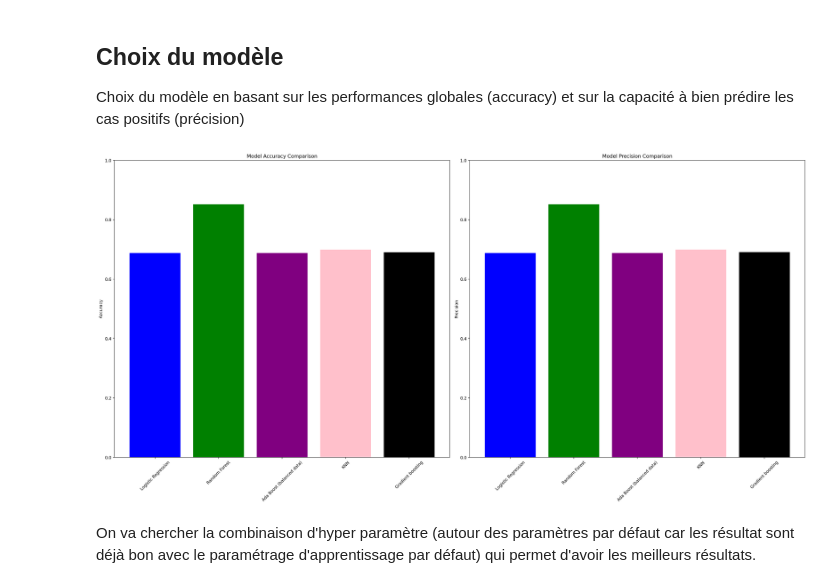
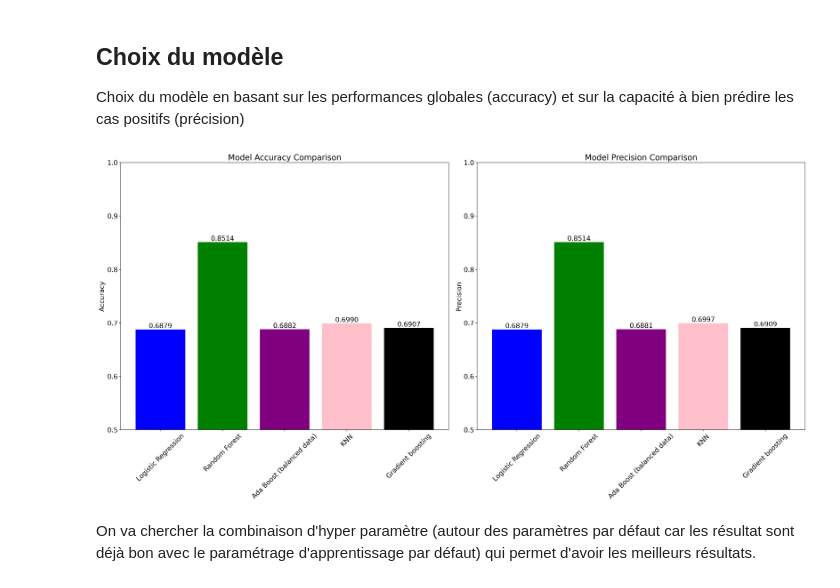
Before and after one commit to francisbonheur/alyra_project_machine_learning, a Jupyter notebook: ML_detection_valeur_classification.ipynb, the cells around one changed output. Drawn from its saved outputs; the diff is of its cells as text; code cells hidden in the pictures.

Commit message:
[ALYRA][ML] fixing graph label / choose precision as a metric

```diff
--- a/ML_detection_valeur_classification.ipynb
+++ b/ML_detection_valeur_classification.ipynb
@@ -663,6 +663,8 @@ from sklearn.ensemble import GradientBoostingClassifier
 from sklearn.model_selection import GridSearchCV, StratifiedKFold, RandomizedSearchCV
 from sklearn.neighbors import KNeighborsClassifier
 from sklearn.base import ClassifierMixin
+
+plt.rc('font', size=16)
 
 def get_metrics(parameters: list):
     accuracies = []
@@ -683,7 +685,8 @@ def get_metrics(parameters: list):
     return accuracies, labels, colors, precisions
 
 def display_histogram(y: list, labels: list, ylabel: str, colors):
-    plt.bar(labels, y, color=colors, label=labels)
+    bars = plt.bar(labels, y, color=colors, label=labels)
+    plt.bar_label(bars, fmt='%.4f')
     plt.ylim(0.5, 1)
     plt.ylabel(ylabel)
     plt.title('Model {} Comparison'.format(ylabel))
@@ -697,34 +700,34 @@ def display_metrics(parameters: list):
 
     plt.subplot(1, 2, 1)
     display_histogram(accuracies, labels, "Accuracy", colors)
 
     plt.subplot(1, 2, 2)
     display_histogram(precisions, labels, "Precision", colors)
 
     plt.tight_layout()
     plt.show()
 
 
 
 model_lr = LogisticRegression(max_iter=1000, random_state=42)
 model_rfc = RandomForestClassifier(random_state=42)
 model_abc = AdaBoostClassifier(random_state=42)
 model_abc_unbalanced = AdaBoostClassifier(random_state=42)
 model_knn = KNeighborsClassifier()
 model_gbc = GradientBoostingClassifier()
 
 
 parameters = [
     (model_lr, X_train_scaled, y_train, X_test_scaled, y_test, 'Logistic Regression', 'blue'),
     (model_rfc, X_train_scaled, y_train, X_test_scaled, y_test, 'Random Forest', 'green'),
     (model_abc, X_train_scaled, y_train, X_test_scaled, y_test, 'Ada Boost (balanced data)', 'purple'),
     (model_knn, X_train_scaled, y_train, X_test_scaled, y_test, 'KNN', 'pink'),
     (model_gbc, X_train_scaled, y_train, X_test_scaled, y_test, 'Gradient boosting', 'black')
 ]
 
 display_metrics(parameters)
 # %% [output]
-[figure, old version]
+[figure, new version]
 # %% [markdown]
 On va chercher la combinaison d'hyper paramètre (autour des paramètres par défaut car les résultat sont déjà bon avec le paramétrage d'apprentissage par défaut) qui permet d'avoir les meilleurs résultats.
 # %% [markdown]
```
Also changed, not shown: parts of 1 cell of this notebook.
